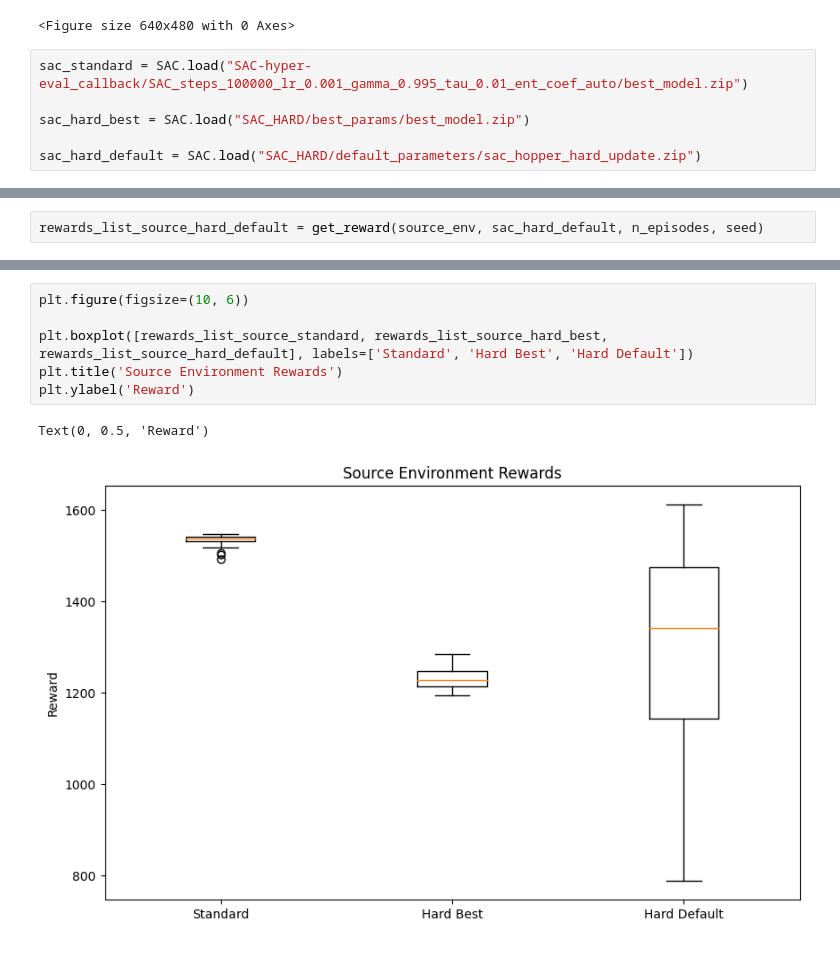
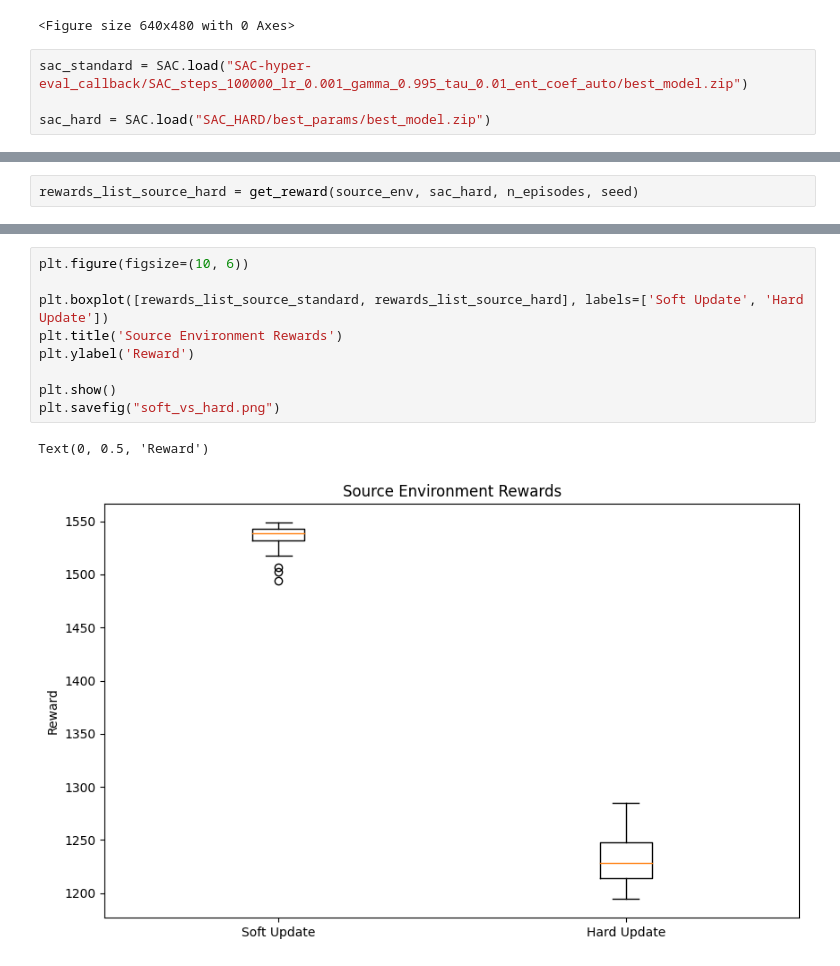
Before and after one commit to alibehlooie/RL, a Jupyter notebook: SAC.ipynb, the cells around one changed output, grey strips where cells are left out. Saved outputs shown, nothing was run; the diff lists cells and outputs as text.

```diff
--- a/SAC.ipynb
+++ b/SAC.ipynb
@@ -179,9 +179,7 @@ plt.savefig("source_vs_target.png")
 # %%
 sac_standard = SAC.load("SAC-hyper-eval_callback/SAC_steps_100000_lr_0.001_gamma_0.995_tau_0.01_ent_coef_auto/best_model.zip")
 
-sac_hard_best = SAC.load("SAC_HARD/best_params/best_model.zip")
-
-sac_hard_default = SAC.load("SAC_HARD/default_parameters/sac_hopper_hard_update.zip")
+sac_hard = SAC.load("SAC_HARD/best_params/best_model.zip")
 # %%
 rewards_list_source_standard = get_reward(source_env, sac_standard, n_episodes, seed)
 # %% [output]
@@ -203,5 +201,5 @@ Episode 47 reward: 1539.658383139266 in total 500 steps
 Episode 48 reward: 1527.3310039634405 in total 500 steps
 Episode 49 reward: 1545.6344716776007 in total 500 steps
 # %%
-rewards_list_source_hard_default = get_reward(source_env, sac_hard_default, n_episodes, seed)
+rewards_list_source_hard = get_reward(source_env, sac_hard, n_episodes, seed)
 # %% [output]
@@ -245,9 +223,12 @@ Episode 49 reward: 1194.5229879431981 in total 500 steps
 # %%
 plt.figure(figsize=(10, 6))
 
-plt.boxplot([rewards_list_source_standard, rewards_list_source_hard_best, rewards_list_source_hard_default], labels=['Standard', 'Hard Best', 'Hard Default'])
+plt.boxplot([rewards_list_source_standard, rewards_list_source_hard], labels=['Soft Update', 'Hard Update'])
 plt.title('Source Environment Rewards')
 plt.ylabel('Reward')
+
+plt.show()
+plt.savefig("soft_vs_hard.png")
 # %% [output]
 Text(0, 0.5, 'Reward')
-[figure, old version]
+[figure, new version]
```
Also changed, not shown: parts of 2 cells of this notebook, 16 other files.
